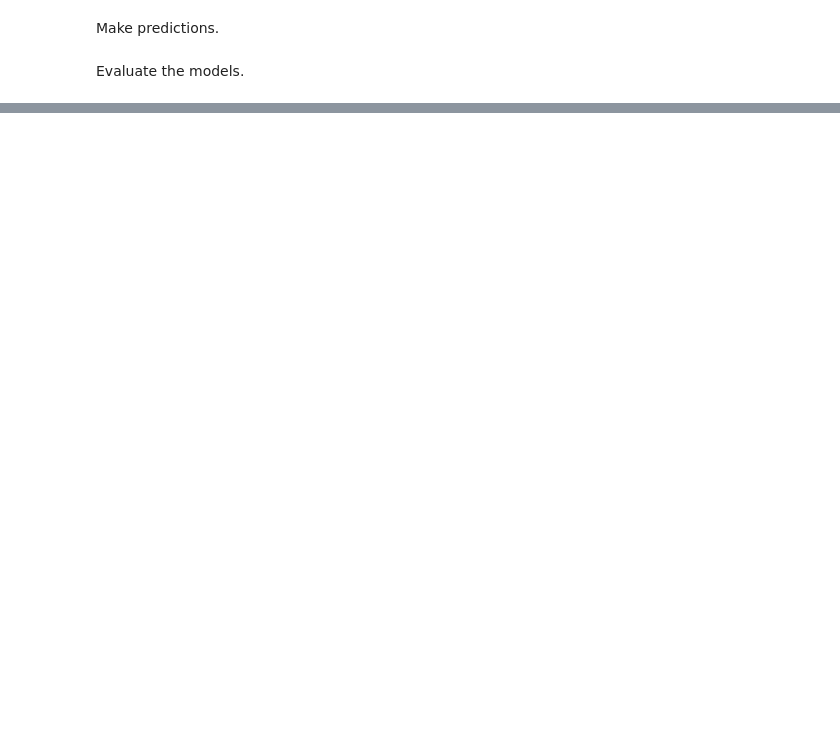
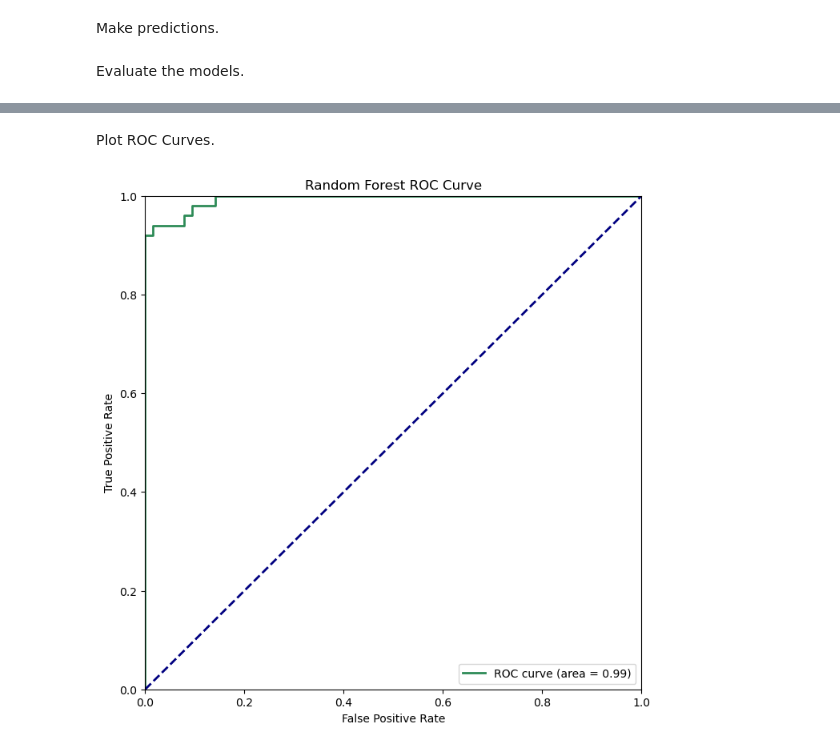
Before and after one commit to seamus2002/cancer-diagnosis-using-ml, a Jupyter notebook: notebooks/cancer_diagnosis_ml_pyspark.ipynb, the cells around one changed output, grey strips where cells are left out. Drawn from its saved outputs; the diff is of its cells as text; code cells hidden in the pictures; blank space fills up the shorter version.

```diff
--- a/notebooks/cancer_diagnosis_ml_pyspark.ipynb
+++ b/notebooks/cancer_diagnosis_ml_pyspark.ipynb
@@ -108,0 +144,28 @@ Logistic Regression AUC: 0.9906250000000001
+# %% [markdown]
+Plot ROC Curves.
+# %%
+def plot_roc_curve(predictions, title):
+    # Convert Spark DataFrame to Pandas DataFrame
+    predictions_pd = predictions.select("label", "probability").toPandas()
+
+    y_true = predictions_pd["label"]
+    y_scores = predictions_pd["probability"].apply(lambda x: x[1])
+
+    fpr, tpr, _ = roc_curve(y_true, y_scores)
+    roc_auc = auc(fpr, tpr)
+
+    plt.figure(figsize=(8, 8))
+    plt.plot(fpr, tpr, color='seagreen', lw=2, label='ROC curve (area = %0.2f)' % roc_auc)
+    plt.plot([0, 1], [0, 1], color='navy', lw=2, linestyle='--')
+    plt.xlim([0.0, 1.0])
+    plt.ylim([0.0, 1.0])
+    plt.xlabel('False Positive Rate')
+    plt.ylabel('True Positive Rate')
+    plt.title(title)
+    plt.legend(loc="lower right")
+    plt.show()
+# %%
+# Plot ROC Curve for Random Forest
+plot_roc_curve(rf_predictions, "Random Forest ROC Curve")
+# %% [output]
+[figure, added]
```
Also changed, not shown: parts of 8 cells of this notebook.
